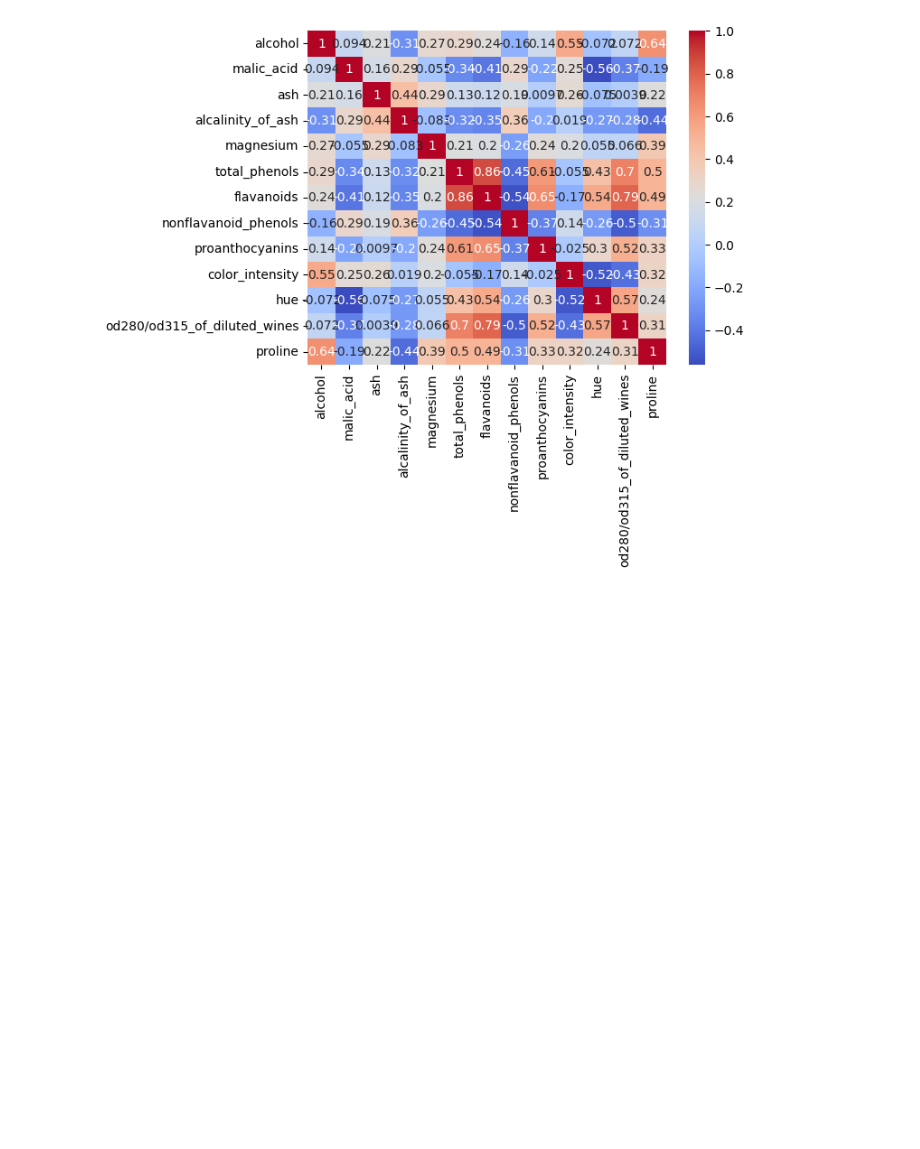
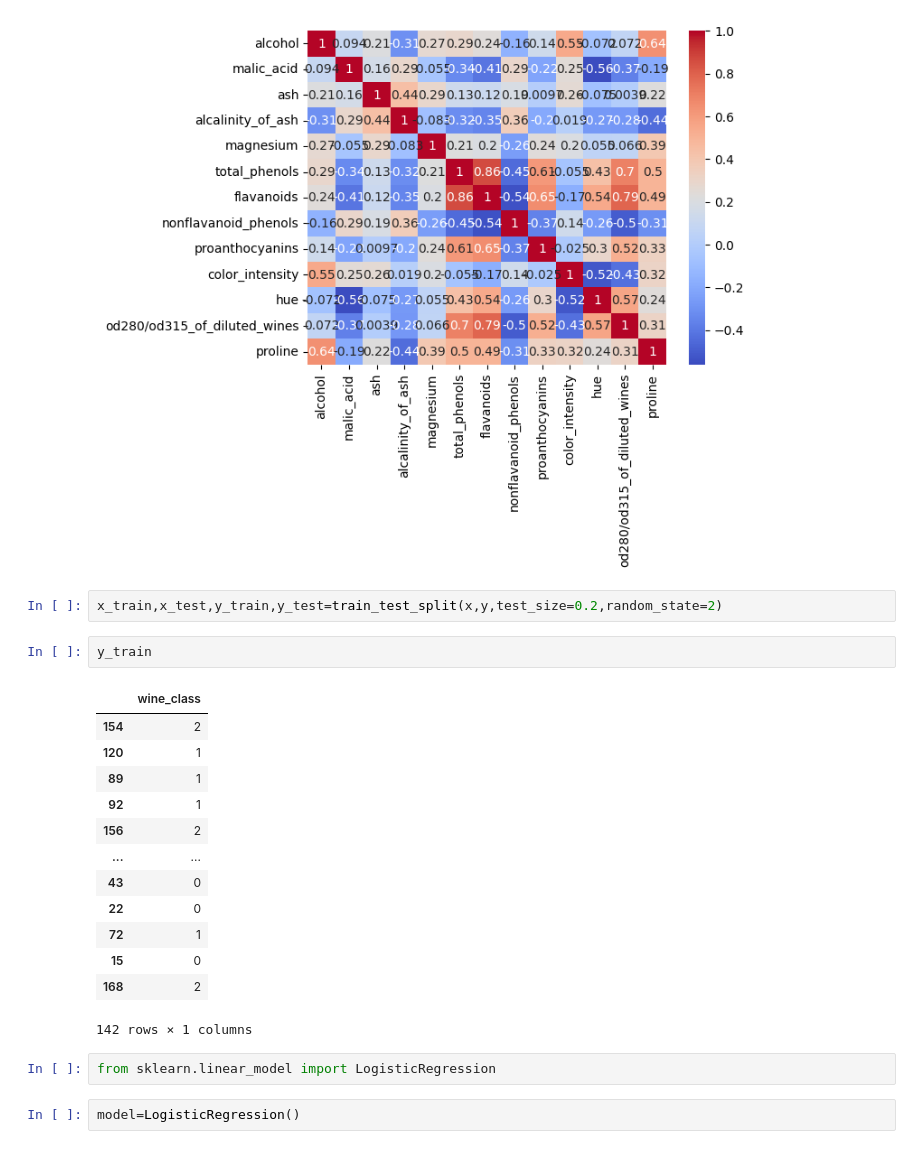
Before and after one commit to amit-sahu-a11y/ML_projects_for_practice, a Jupyter notebook: mlpreprocessingpratice.ipynb, the cells around one changed output. Saved outputs shown, nothing was run; the diff lists cells and outputs as text; blank space fills up the shorter version.

```diff
--- a/mlpreprocessingpratice.ipynb
+++ b/mlpreprocessingpratice.ipynb
@@ -112,3 +112,25 @@ https://gist.github.com/mwaskom/de44147ed2974457ad6372750bbe5751
 his=sns.heatmap(x.corr(numeric_only=True),cmap='coolwarm',annot=True)
 # %% [output]
 [figure]
+# %%
+x_train,x_test,y_train,y_test=train_test_split(x,y,test_size=0.2,random_state=2)
+# %%
+y_train
+# %% [output]
+|  | wine_class |
+| 154 | 2 |
+| 120 | 1 |
+| 89 | 1 |
+| 92 | 1 |
+| 156 | 2 |
+| ... | ... |
+| 43 | 0 |
+| 22 | 0 |
+| 72 | 1 |
+| 15 | 0 |
+| 168 | 2 |
+142 rows × 1 columns
+# %%
+from sklearn.linear_model import LogisticRegression
+# %%
+model=LogisticRegression()
```
Also changed, not shown: parts of 4 cells of this notebook.
